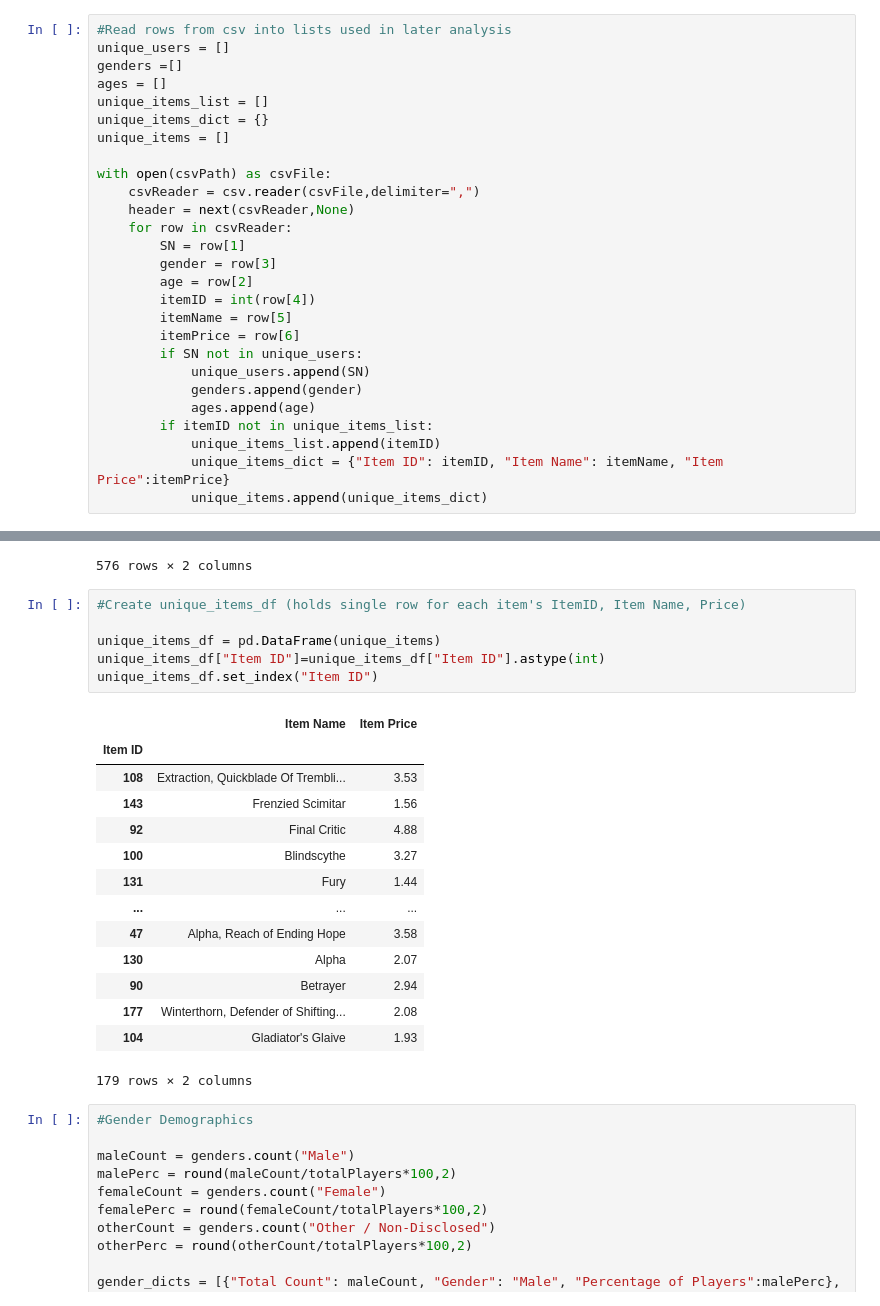
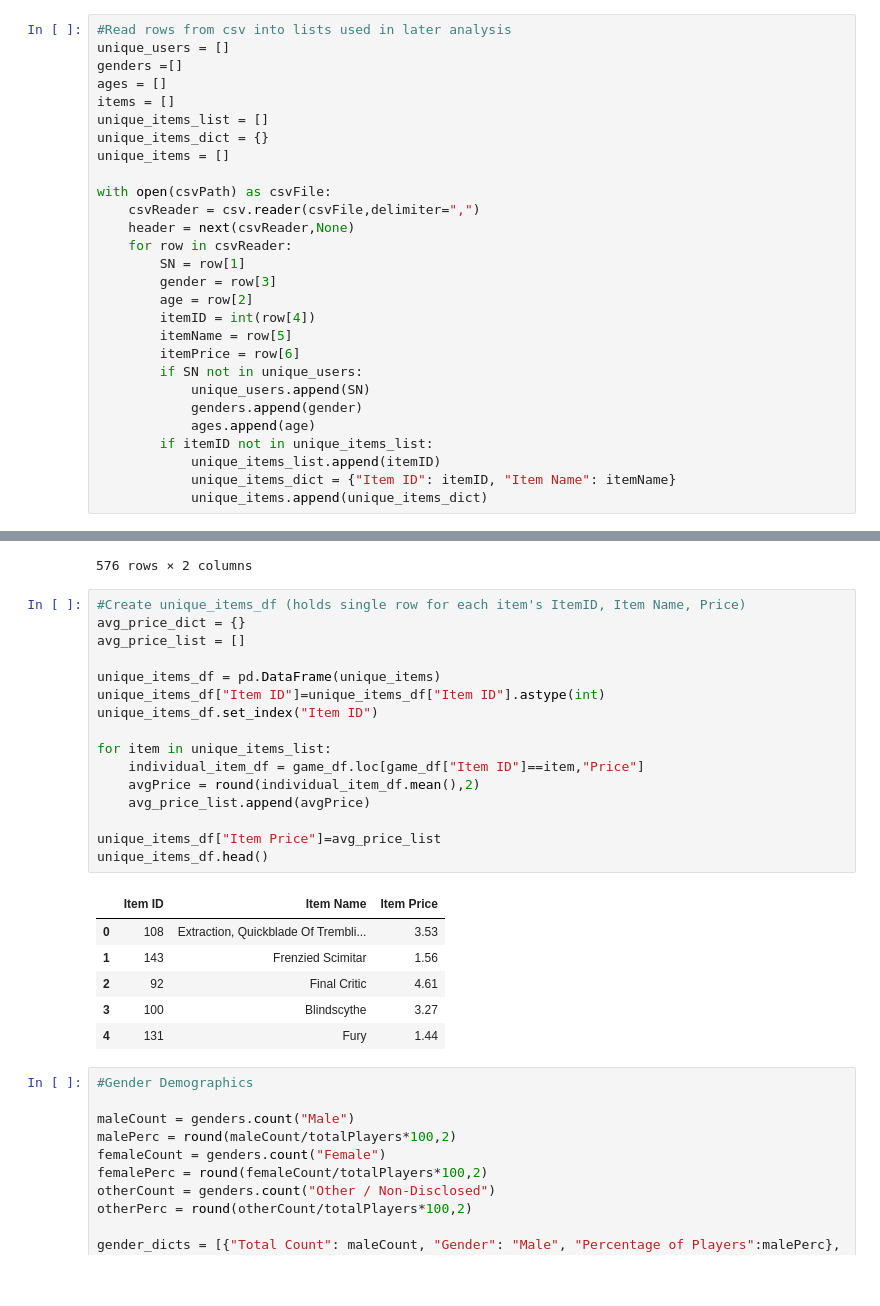
Before and after one commit to hannahduncan/pandas-challenge, a Jupyter notebook: HeroesOfPymoli/main.ipynb, the cells around one changed output, grey strips where cells are left out. Drawn from its saved outputs; the diff is of its cells as text; blank space fills up the shorter version.

```diff
--- a/HeroesOfPymoli/main.ipynb
+++ b/HeroesOfPymoli/main.ipynb
@@ -54,6 +48,7 @@ Total revenue: $2379.77
 unique_users = []
 genders =[]
 ages = []
+items = []
 unique_items_list = []
 unique_items_dict = {}
 unique_items = []
@@ -74,7 +69,7 @@ with open(csvPath) as csvFile:
             ages.append(age)
         if itemID not in unique_items_list:
             unique_items_list.append(itemID)
-            unique_items_dict = {"Item ID": itemID, "Item Name": itemName, "Item Price":itemPrice}
+            unique_items_dict = {"Item ID": itemID, "Item Name": itemName}
             unique_items.append(unique_items_dict)
 # %%
 #Create unique_users_df (holds single row for each player's SN, Age)
@@ -105,25 +100,27 @@ unique_user_df
 576 rows × 2 columns
 # %%
 #Create unique_items_df (holds single row for each item's ItemID, Item Name, Price)
+avg_price_dict = {}
+avg_price_list = []
 
 unique_items_df = pd.DataFrame(unique_items)
 unique_items_df["Item ID"]=unique_items_df["Item ID"].astype(int)
 unique_items_df.set_index("Item ID")
+
+for item in unique_items_list:
+    individual_item_df = game_df.loc[game_df["Item ID"]==item,"Price"]
+    avgPrice = round(individual_item_df.mean(),2)
+    avg_price_list.append(avgPrice)
+
+unique_items_df["Item Price"]=avg_price_list
+unique_items_df.head()
 # %% [output]
-|  | Item Name | Item Price |
-| Item ID |  |  |
-| 108 | Extraction, Quickblade Of Trembli... | 3.53 |
-| 143 | Frenzied Scimitar | 1.56 |
-| 92 | Final Critic | 4.88 |
-| 100 | Blindscythe | 3.27 |
-| 131 | Fury | 1.44 |
-| ... | ... | ... |
-| 47 | Alpha, Reach of Ending Hope | 3.58 |
-| 130 | Alpha | 2.07 |
-| 90 | Betrayer | 2.94 |
-| 177 | Winterthorn, Defender of Shifting... | 2.08 |
-| 104 | Gladiator's Glaive | 1.93 |
+|  | Item ID | Item Name | Item Price |
+| 0 | 108 | Extraction, Quickblade Of Trembli... | 3.53 |
+| 1 | 143 | Frenzied Scimitar | 1.56 |
+| 2 | 92 | Final Critic | 4.61 |
+| 3 | 100 | Blindscythe | 3.27 |
+| 4 | 131 | Fury | 1.44 |
-179 rows × 2 columns
 # %%
 #Gender Demographics
 
```
Also changed, not shown: parts of 6 cells of this notebook.
